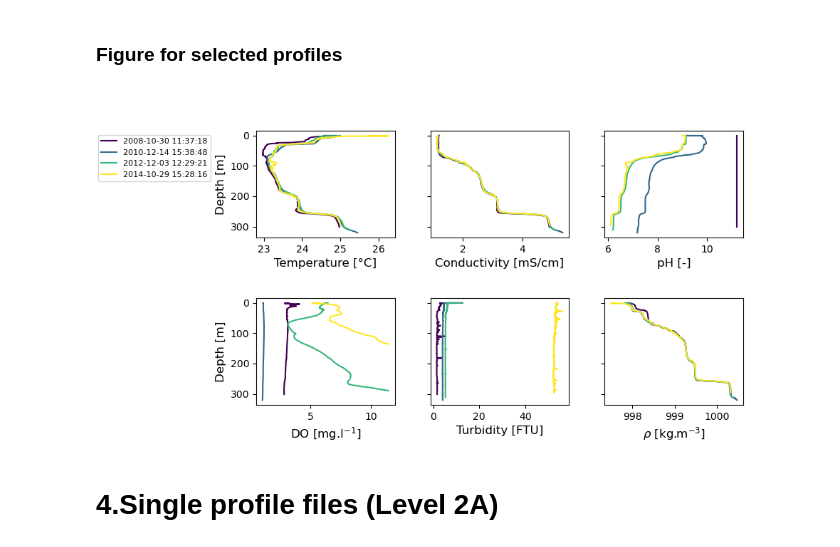
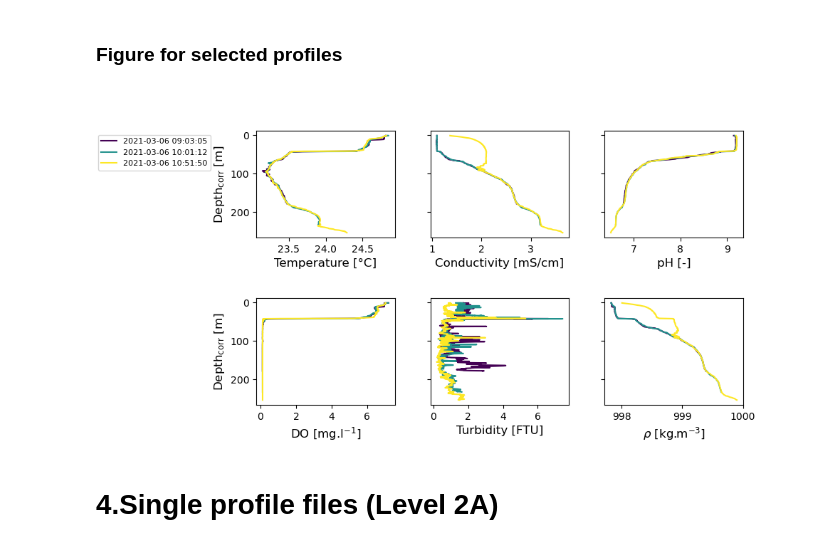
Before and after one commit to tdoda/lake-kivu-ctd-database, a Jupyter notebook: notebooks/Plot Data_TD.ipynb, the cells around one changed output. Drawn from its saved outputs; the diff is of its cells as text; code cells hidden in the pictures.

Commit message:
Modification notebooks: new notebook to plot Kivuwatt profiles, new figures for government profiles (outliers)

```diff
--- a/notebooks/Plot Data_TD.ipynb
+++ b/notebooks/Plot Data_TD.ipynb
@@ -247,7 +268,7 @@ filename_list=os.listdir(foldername)
 # %% [markdown]
 ### Detect conductivity peak
 # %%
-tyear_all=np.arange(2008,2023,1)
+tyear_all=np.arange(2008,2010,1)
 airpress=[]
 press_firstpeak=[]
 press_lastpeak=[]
@@ -388,11 +396,11 @@ for kyear in tyear:
 ### Combine all the profiles deeper than the main chemocline
 # %%
 first = True
-dmin=260
-#dmin=1
+#dmin=260
+dmin=1
 for file in files:
     nc = netCDF4.Dataset(os.path.join(folder, file), mode='r', format='NETCDF4_CLASSIC')
-    d = nc.variables["depth_ref"][:]
+    d = nc.variables["depth_interp"][:]
     rho = nc.variables["rho"][:]
     indkeep=[]
     # Remove small profiles:
@@ -404,6 +412,8 @@ for file in files:
     if first:
         rho_all = rho_keep
         t_all = nc.variables["time"][indkeep]
+        press_all=nc.variables["Press"][:,indkeep]
+        rawdepth_all=nc.variables["depth"][:,indkeep]
         temp_all = nc.variables["Temp"][:,indkeep]
         cond_all = nc.variables["Cond"][:,indkeep]
         turb_all = nc.variables["Turb"][:,indkeep]
@@ -416,6 +426,8 @@ for file in files:
     else:
         rho_all = np.concatenate((rho_all, rho_keep), axis=1)
         t_all = np.concatenate((t_all, nc.variables["time"][:][indkeep]), axis=0)
+        press_all=np.concatenate((press_all, nc.variables["Press"][:][:,indkeep]), axis=1)
+        rawdepth_all=np.concatenate((rawdepth_all, nc.variables["depth"][:][:,indkeep]), axis=1)
         temp_all = np.concatenate((temp_all, nc.variables["Temp"][:][:,indkeep]), axis=1)
         cond_all = np.concatenate((cond_all, nc.variables["Cond"][:][:,indkeep]), axis=1)
         turb_all = np.concatenate((turb_all, nc.variables["Turb"][:][:,indkeep]), axis=1)
@@ -427,10 +439,14 @@ for file in files:
 
 t_date_all = np.array([datetime.utcfromtimestamp(k) for k in t_all.data])
 # %%
-# Remove wrong profiles on 17.03.2020
-valrem=np.logical_and(t_date_all>datetime(2020,3,17),t_date_all<datetime(2020,3,18))
+# Remove wrong profiles
+#dateperiod_rem=[datetime(2021,3,6,10,30,0),datetime(2021,3,6,11,0,0)]
+#valrem=np.logical_and(t_date_all>dateperiod_rem[0],t_date_all<dateperiod_rem[1])
+valrem=np.full(len(t_date_all),False)
 rho_all=np.delete(rho_all,valrem,axis=1)
 t_all=np.delete(t_all,valrem)
+press_all=np.delete(press_all,valrem,axis=1)
+rawdepth_all=np.delete(rawdepth_all,valrem,axis=1)
 temp_all=np.delete(temp_all,valrem,axis=1)
 cond_all=np.delete(cond_all,valrem,axis=1)
 turb_all=np.delete(turb_all,valrem,axis=1)
@@ -540,34 +565,47 @@ fig,ax = plt.subplots(2,3,figsize=(10,5),sharey=True)
 ptemp=[]
 dx=0.1 # To shift axes
 dy=0.05
-# ind_select=[0,70,120,150]
-# t_date=[t_date_all[i] for i in ind_select]
-date_chosen=[datetime(2009,1,1),datetime(2011,1,1),datetime(2013,1,1),datetime(2015,1,1)] # Choose dates
-ind_select=np.full(len(date_chosen),0)
-k=0
-for date_val in date_chosen: # Get index of the profile taken the closest from the chosen date
-    ind_select[k]=np.argmin(np.abs(np.array(t_date_all)-date_chosen[k]))
-    k=k+1
+
+#************************************
+# Option 1: specific dates
+# date_chosen=[datetime(2021,3,6,9,0,0),datetime(2021,3,6,10,0,0),datetime(2021,3,6,11,0,0),
+#              datetime(2021,6,3,1,0,0),datetime(2021,6,4,10,0,0),datetime(2021,6,4,11,0,0)]
+# ind_select=np.full(len(date_chosen),0)
+# k=0
+# for date_val in date_chosen: # Get index of the profile taken the closest from the chosen date
+#     ind_select[k]=np.argmin(np.abs(np.array(t_date_all)-date_chosen[k]))
+#     k=k+1
+
+
+#************************************
+#Option 2: period
+period_chosen=[datetime(2021,3,6,0,0,0),datetime(2021,3,7,0,0,0)]
+#period_chosen=[datetime(2019,10,3,0,0,0),datetime(2020,3,19,12,0,0)]
+#period_chosen=[datetime(2016,1,14,10,0,0),datetime(2016,1,14,13,0,0)]
+ind_select=np.where(np.logical_and(t_date_all>=period_chosen[0],t_date_all<=period_chosen[1]))[0]
+#************************************
 date_select=list(np.array(t_date_all)[ind_select])
-
 Cmap=plt.get_cmap('viridis',len(ind_select))
 kprof=0
+ylabel_str='Depth$_{\\rm corr}$ [m]'
+#ylabel_str='Press [dbar]'
 
 for indprof in ind_select:
 
     hplot,=ax[0,0].plot(temp_all[:,indprof],d,color=Cmap(kprof))
+    #hplot,=ax[0,0].plot(temp_all[:,indprof],press_all[:,indprof],color=Cmap(kprof))
     ptemp.append(hplot)
 
     if indprof==ind_select[-1]:
         ax[0,0].set_xlabel('Temperature [°C]',fontsize=12)
-        ax[0,0].set_ylabel('Depth [m]',fontsize=12)
+        ax[0,0].set_ylabel(ylabel_str,fontsize=12)
 #         ax[0,0].tick_params(axis='x', labelsize=12)
 #         ax[0,0].tick_params(axis='y', labelsize=12)
         ax[0,0].legend(handles=ptemp,labels=date_select,loc='upper right',bbox_to_anchor=(-0.3,1),fontsize=8)
         axpos0=ax[0,0].get_position()
         axpos_new=[axpos0.x0+dx,axpos0.y0+dy,axpos0.width-dx/3,axpos0.height-dy]
         ax[0,0].set_position(axpos_new)
-        ax[0,0].invert_yaxis() # Only do it for first y-axis as all the y-axes are linked by sharey option
+
 
     ax[0,1].plot(cond_all[:,indprof],d,color=Cmap(kprof))
     if indprof==ind_select[-1]:
@@ -575,34 +613,37 @@ for indprof in ind_select:
         ax[0,1].set_position([axpos_new[0]+axpos_new[2]+0.05,axpos_new[1],axpos_new[2],axpos_new[3]])
         #ax[0,1].invert_yaxis()
 
     ax[0,2].plot(pH_all[:,indprof],d,color=Cmap(kprof))
     if indprof==ind_select[-1]:
         ax[0,2].set_xlabel('pH [-]',fontsize=12)
         ax[0,2].set_position([axpos_new[0]+2*axpos_new[2]+2*0.05,axpos_new[1],axpos_new[2],axpos_new[3]])
         #ax[0,2].invert_yaxis()
 
     ax[1,0].plot(DO_all[:,indprof],d,color=Cmap(kprof))
     if indprof==ind_select[-1]:
         ax[1,0].set_xlabel('DO [mg.l$^{-1}$]',fontsize=12)
-        ax[1,0].set_ylabel('Depth [m]',fontsize=12)
+        ax[1,0].set_ylabel(ylabel_str,fontsize=12)
         axpos1=ax[1,0].get_position()
         ax[1,0].set_position([axpos_new[0],axpos1.y0,axpos_new[2],axpos_new[3]])
         #ax[1,0].invert_yaxis()
 
     ax[1,1].plot(turb_all[:,indprof],d,color=Cmap(kprof))
     if indprof==ind_select[-1]:
         ax[1,1].set_xlabel('Turbidity [FTU]',fontsize=12)
         ax[1,1].set_position([axpos_new[0]+axpos_new[2]+0.05,axpos1.y0,axpos_new[2],axpos_new[3]])
         #ax[1,1].invert_yaxis()
 
     ax[1,2].plot(rho_all[:,indprof],d,color=Cmap(kprof))
     if indprof==ind_select[-1]:
         ax[1,2].set_xlabel('$\\rho$ [kg.m$^{-3}$]',fontsize=12)
         ax[1,2].set_position([axpos_new[0]+2*axpos_new[2]+2*0.05,axpos1.y0,axpos_new[2],axpos_new[3]])
         #ax[1,2].invert_yaxis()
     kprof=kprof+1
 
-
-fig.savefig("Figures/profiles_examples.png")
+#ax[0,0].set_ylim(220,280)
+#ax[0,0].set_ylim(235,245)
+ax[0,0].invert_yaxis() # Only do it for first y-axis as all the y-axes are linked by sharey option
+# ax[0,0].set_xlim(23.7,25.3)
+# ax[0,1].set_xlim(3,5)
 # %% [output]
-[figure, old version]
+[figure, new version]
```
Also changed, not shown: parts of 22 cells of this notebook, 8 other files.
